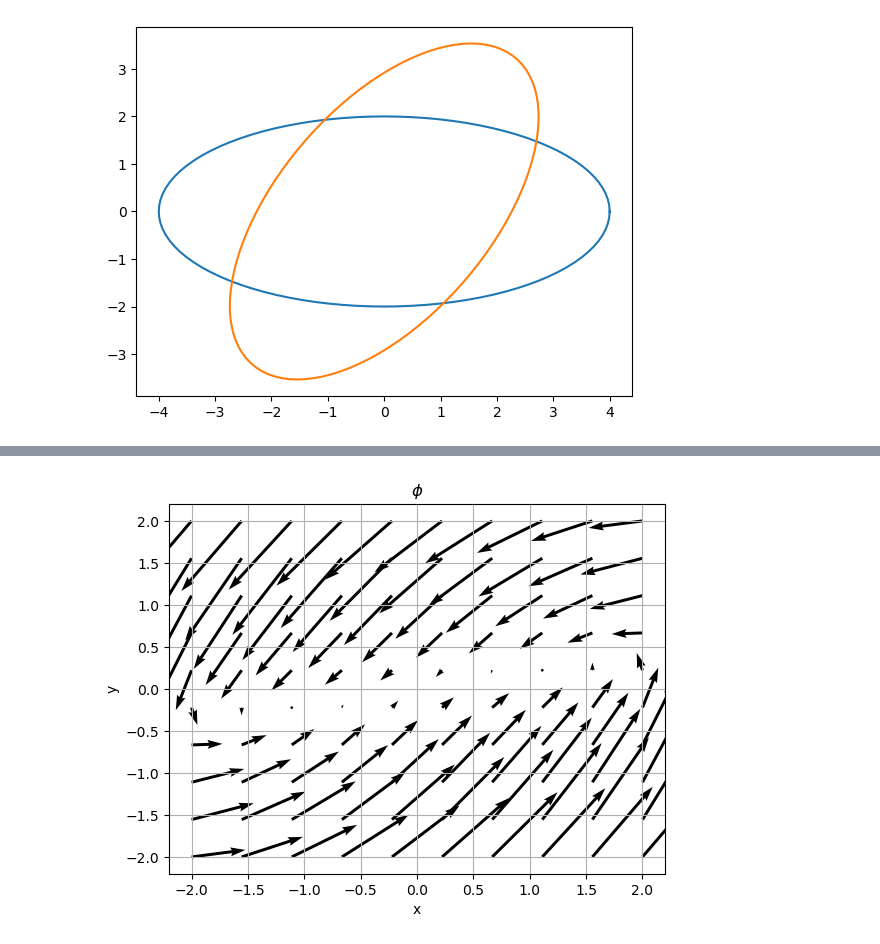
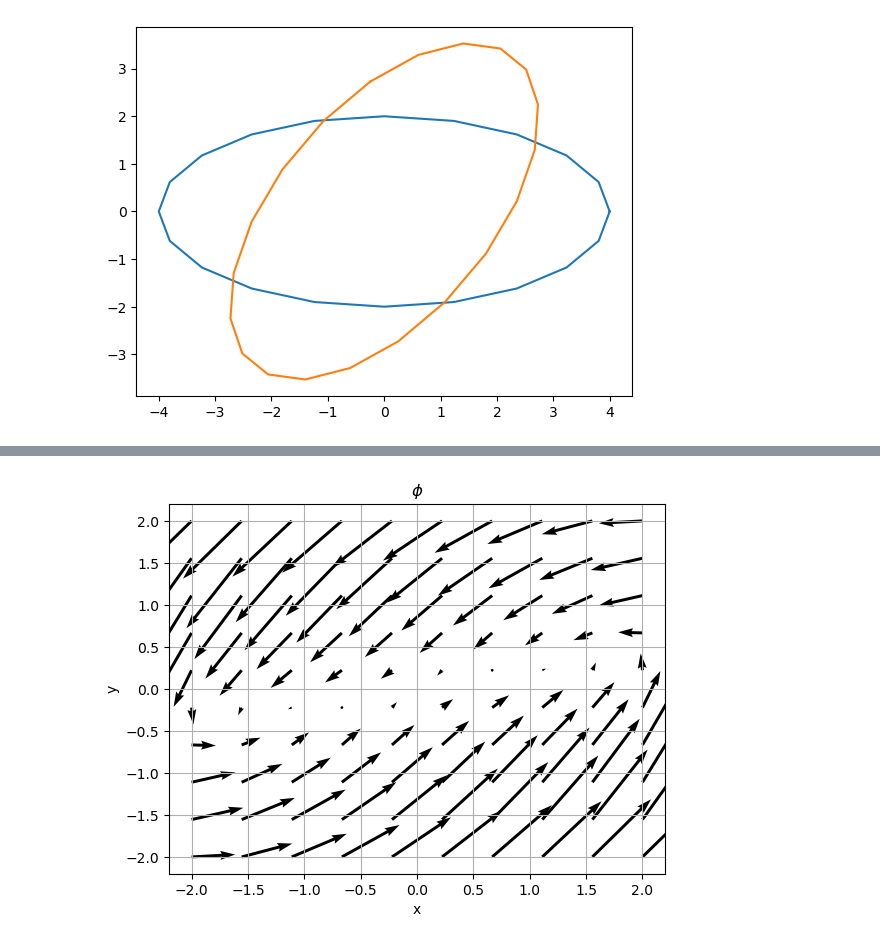
Before and after one commit to damientsnchz/Projet-Transformer-Cloche-en-Chapeau, a Jupyter notebook: Appariements 2.ipynb, the cells around one changed output, grey strips where cells are left out. Saved outputs shown, nothing was run; the diff lists cells and outputs as text; code cells hidden in the pictures.

```diff
--- a/Appariements 2.ipynb
+++ b/Appariements 2.ipynb
@@ -9,7 +9,7 @@ A =np.zeros((10,10))
 # Paramètres
 
 d = 2 # Dim de l'espace dans lequel vivent les courbes
-n = 100
+n = 20
 r = n
 
 noyau_gauss = lambda sigma,x,y : np.exp(-np.linalg.norm(x-y)**2/(2*sigma**2))
@@ -64,24 +66,27 @@ plt.show()
 # %%
-phi = lambda x,y : deform(Z,sigma,A,np.array([x,y]))
+sigma = 1
+lambd = 1
+
+phi = lambda x,y : deform(Z_vect,sigma,A_matrix(sigma,lambd),np.array([x,y]))
 
 N = 10
 x = np.linspace(-2, 2, N)
 y = np.linspace(-2, 2, N)
 X,Y = np.meshgrid(x, y)
 
 U = np.zeros_like(X)
 V = np.zeros_like(Y)
 for i in range(len(x)):
     for j in range(len(y)):
         U[j,i],V[j,i] = phi(X[j,i],Y[j,i])
 
 plt.figure()
 plt.quiver(X, Y, U, V, scale=20)  # scale ajuste la longueur des vecteurs
 plt.xlabel('x')
 plt.ylabel('y')
 plt.title('$\phi$')
 plt.grid()
 plt.show()
 # %% [output]
-[figure, old version]
+[figure, new version]
 # %%
```
Also changed, not shown: parts of 5 cells of this notebook.
